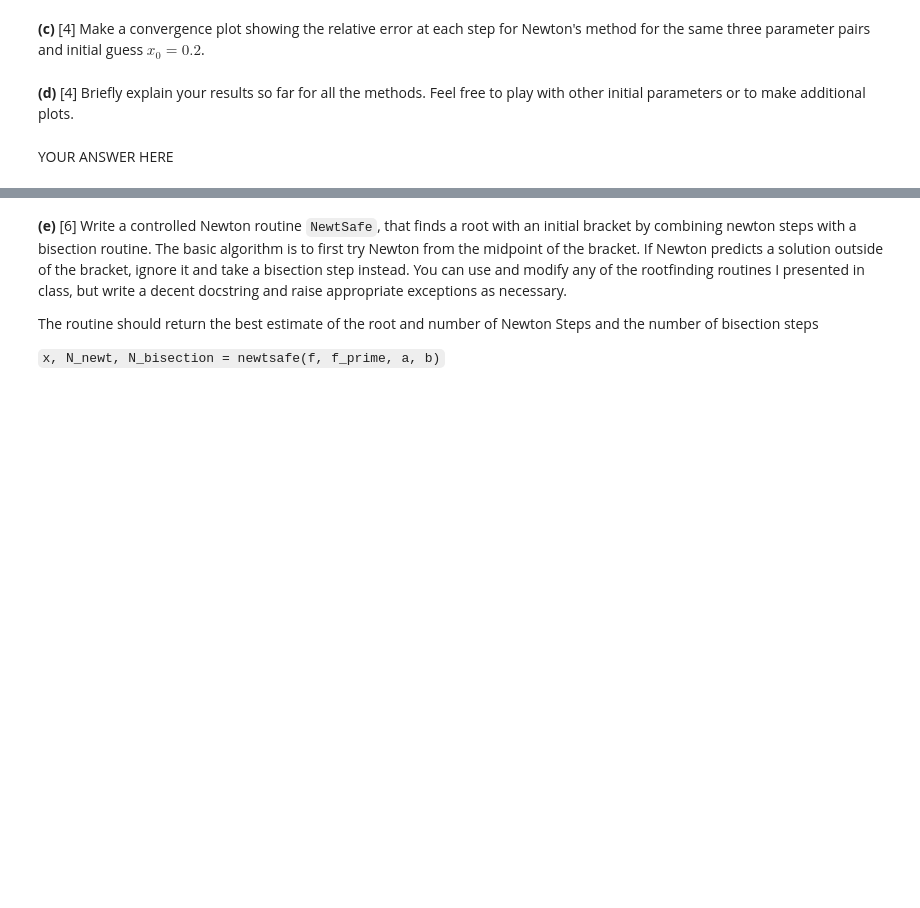
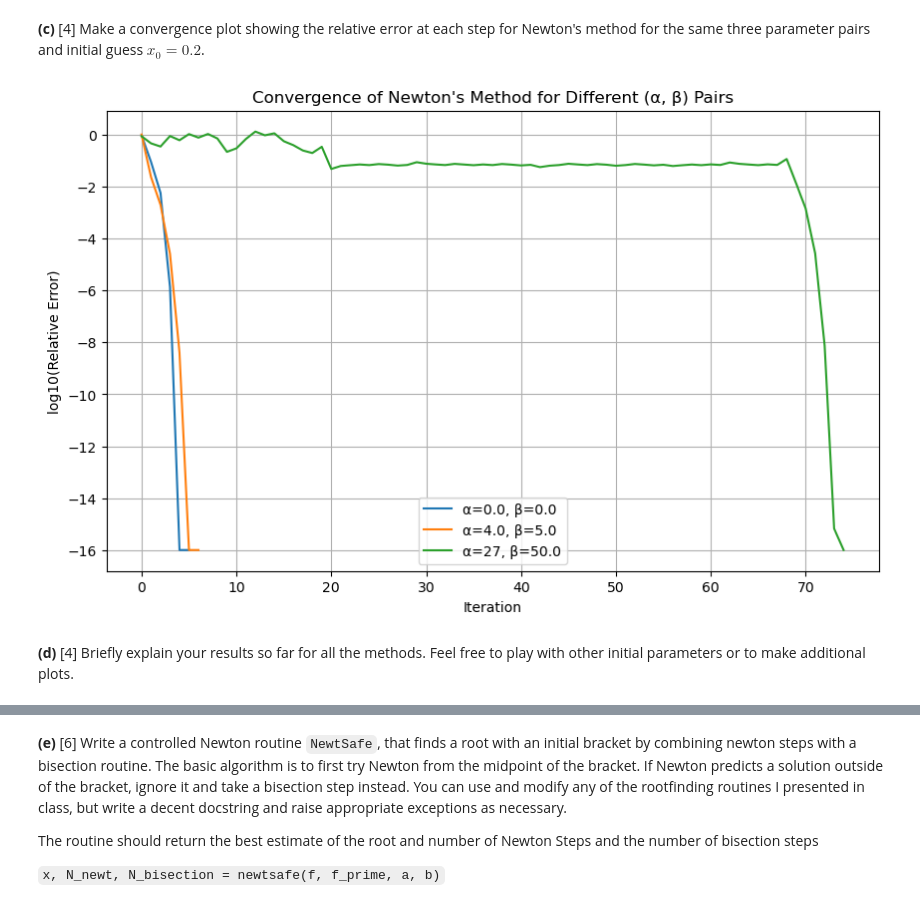
Before and after one commit to ArminNouri/intro-numerical-methods, a Jupyter notebook: hw2/HW2_roots.ipynb, the cells around one changed output, grey strips where cells are left out. Saved outputs shown, nothing was run; the diff lists cells and outputs as text; code cells hidden in the pictures; blank space fills up the shorter version.

```diff
--- a/hw2/HW2_roots.ipynb
+++ b/hw2/HW2_roots.ipynb
@@ -529,4 +663,68 @@ raise NotImplementedError()
+# %%
+# Define the full function f(x) = cos(x) + N(x, A, alpha, beta)
+def N(x, A, alpha, beta):
+    return A * (numpy.sin(alpha * x) + numpy.sin(beta * x))
+
+def f(x, A, alpha, beta):
+    return numpy.cos(x) + N(x, A, alpha, beta)
+
+# Parameters
+A = 0.05
+x0 = 0.2
+params = [(0., 0.), (4., 5.), (27, 50.)]  # Alpha and beta pairs
+
+# Define the derivative of the function for Newton's method
+def f_prime(x, A, alpha, beta):
+    return -numpy.sin(x) + A * (alpha * numpy.cos(alpha * x) + beta * numpy.cos(beta * x))
+
+# Newton's method for rootfinding, tracking all iterations
+def newton(f, f_prime, x0, tol=1.e-12, max_steps=1000):
+    x = x0
+    x_array = [x]
+
+    for step in range(max_steps):
+        f_x = f(x)
+        f_prime_x = f_prime(x)
+
+        if numpy.abs(f_prime_x) < numpy.finfo(float).eps:
+            raise ValueError("Derivative near zero")
+
+        x_new = x - f_x / f_prime_x
+        x_array.append(x_new)
+
+        if numpy.abs(x_new - x) < tol:
+            return x_new, numpy.array(x_array)
+
+        x = x_new
+
+    raise ValueError("Exceeded max steps without convergence")
+
+# Generate the relative error plots
+plt.figure(figsize=(10, 6))
+
+for alpha, beta in params:
+    # Define the function and its derivative for the current alpha, beta
+    f_current = lambda x: f(x, A, alpha, beta)
+    f_prime_current = lambda x: f_prime(x, A, alpha, beta)
+
+    # Perform Newton's method
+    root_newton, newton_history = newton(f_current, f_prime_current, x0, tol=1.e-12)
+
+    # Compute relative errors at each step
+    epsilon = 1e-16  # Small value to prevent log10(0)
+    relative_errors = numpy.abs((newton_history - root_newton) / root_newton) + epsilon
+
+    # Plot the relative errors
+    plt.plot(numpy.arange(len(relative_errors)), numpy.log10(relative_errors), label=f'α={alpha}, β={beta}')
+
+# Add plot details
+plt.xlabel('Iteration')
+plt.ylabel('log10(Relative Error)')
+plt.title('Convergence of Newton\'s Method for Different (α, β) Pairs')
+plt.legend()
+plt.grid(True)
+plt.show()
+# %% [output]
+[figure, added]
 # %% [markdown]
 **(d)** [4] Briefly explain your results so far for all the methods.  Feel free to play with other initial parameters or to make additional plots.
-# %% [markdown]
-YOUR ANSWER HERE
```
Also changed, not shown: parts of 10 cells of this notebook.
